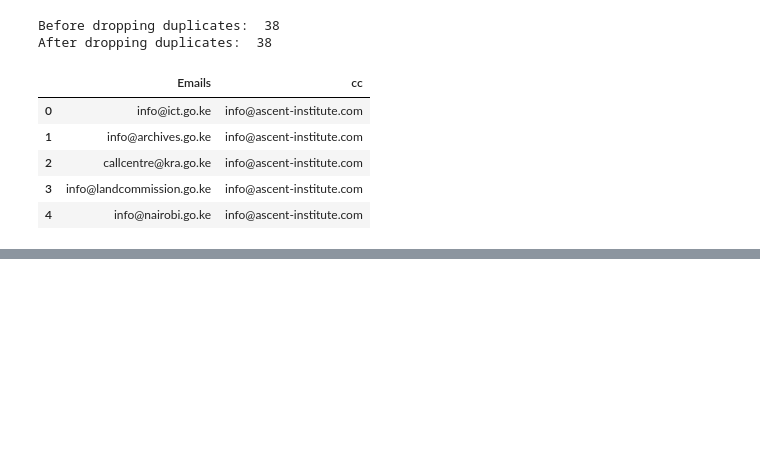
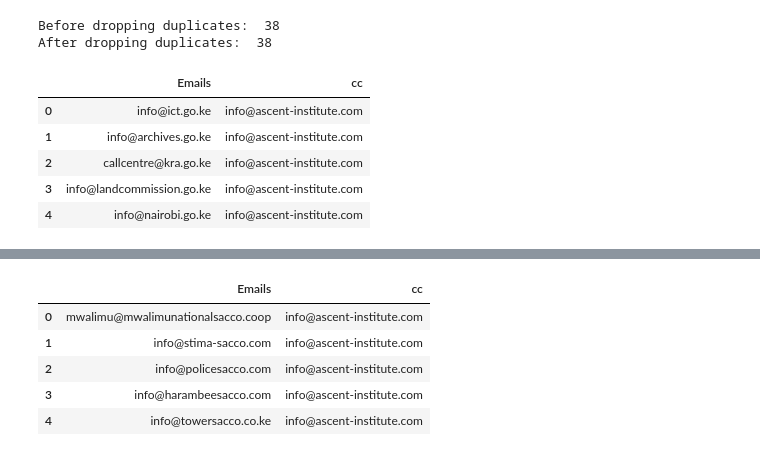
Before and after one commit to IainMosima/bulk-email-sender, a Jupyter notebook: analysis.ipynb, the cells around one changed output, grey strips where cells are left out. Drawn from its saved outputs; the diff is of its cells as text; code cells hidden in the pictures; blank space fills up the shorter version.

```diff
--- a/analysis.ipynb
+++ b/analysis.ipynb
@@ -351,0 +399,11 @@ df_march_20_pension_advanced_records_reminder.to_csv('pension-advanced-records-r
+# %%
+df_pension_new = pd.read_csv("emails/march-24/pension-new.csv")
+df_pension_new["cc"] = "info@ascent-institute.com"
+df_pension_new.head()
+# %% [output]
+|  | Emails | cc |
+| 0 | mwalimu@mwalimunationalsacco.coop | info@ascent-institute.com |
+| 1 | info@stima-sacco.com | info@ascent-institute.com |
+| 2 | info@policesacco.com | info@ascent-institute.com |
+| 3 | info@harambeesacco.com | info@ascent-institute.com |
+| 4 | info@towersacco.co.ke | info@ascent-institute.com |
```
Also changed, not shown: parts of 10 cells of this notebook, 7 other files.
